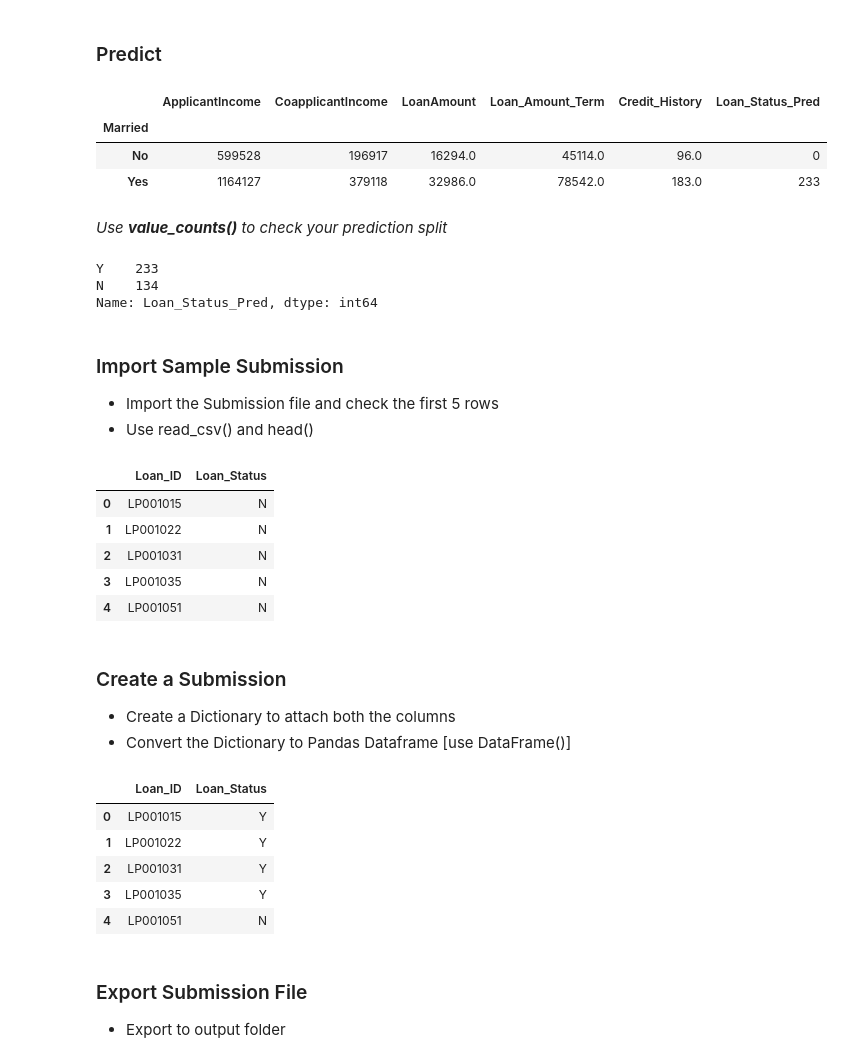
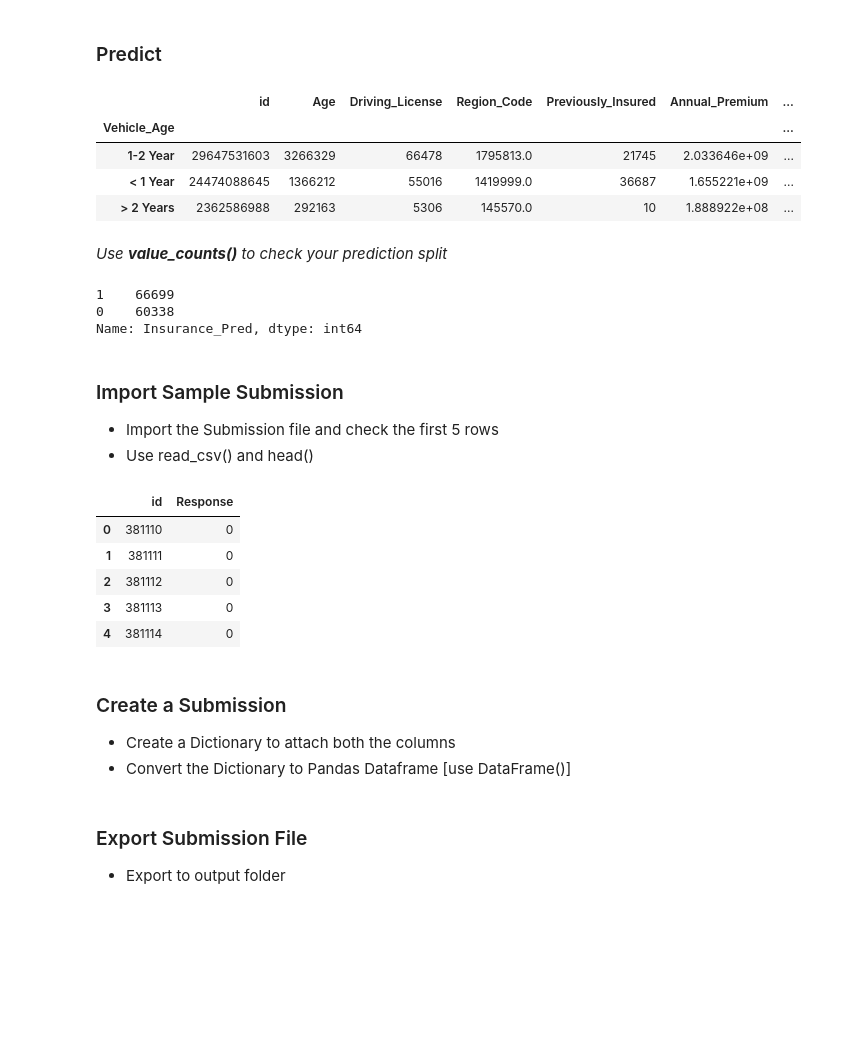
Before and after one commit to srinivasdasu24/__DataScience, a Jupyter notebook: CrossSell_Prediction/InClass_Working_Code_1_Baseline_Solution_and_first_Submission.ipynb, the cells around one changed output. Drawn from its saved outputs; the diff is of its cells as text; code cells hidden in the pictures; blank space fills up the shorter version.

```diff
--- a/CrossSell_Prediction/InClass_Working_Code_1_Baseline_Solution_and_first_Submission.ipynb
+++ b/CrossSell_Prediction/InClass_Working_Code_1_Baseline_Solution_and_first_Submission.ipynb
@@ -30,7 +29,7 @@ import pandas as pd
 # %%
 #CodeSection3
-train = pd.read_csv("/mntDrive/MyDrive/__DataScience/1 Loan Prediction/input/train.csv")
-test = pd.read_csv("/mntDrive/MyDrive/__DataScience/1 Loan Prediction/input/test.csv")
+train = pd.read_csv('/mntDrive/MyDrive/__DataScience/2 Cross Sell Prediction/input/train.csv')
+test = pd.read_csv('/mntDrive/MyDrive/__DataScience/2 Cross Sell Prediction/input/test.csv')
 # %% [markdown]
 ### Check Train Data
 - Check first 5 rows of train [head(), info()]
@@ -235,15 +255,16 @@ print(f" Train Accuracy : {accuracy_score(y_actual, y_pred):0.1%}")
 ### Predict
 # %%
 #CodeSection19
-test['Loan_Status_Pred'] = test['Married'].apply(lambda x: 1 if x ==  'Yes' else 0)
+test['Prediction'] = test['Vehicle_Age'].apply(lambda x: 1 if x == '1-2 Year' else 0)
 # %%
 #CodeSection20
-test.groupby('Married').sum()
+test.groupby('Vehicle_Age').sum()
 # %% [output]
-|  | ApplicantIncome | CoapplicantIncome | LoanAmount | Loan_Amount_Term | Credit_History | Loan_Status_Pred |
-| Married |  |  |  |  |  |  |
-| No | 599528 | 196917 | 16294.0 | 45114.0 | 96.0 | 0 |
-| Yes | 1164127 | 379118 | 32986.0 | 78542.0 | 183.0 | 233 |
+|  | id | Age | Driving_License | Region_Code | Previously_Insured | Annual_Premium | ... |
+| Vehicle_Age |  |  |  |  |  |  | ... |
+| 1-2 Year | 29647531603 | 3266329 | 66478 | 1795813.0 | 21745 | 2.033646e+09 | ... |
+| < 1 Year | 24474088645 | 1366212 | 55016 | 1419999.0 | 36687 | 1.655221e+09 | ... |
+| > 2 Years | 2362586988 | 292163 | 5306 | 145570.0 | 10 | 1.888922e+08 | ... |
 # %%
 #CodeSection21
 # We will use (Y/N) to match it to the Competition Submission Data
@@ -252,26 +273,26 @@ test['Loan_Status_Pred'] = test['Married'].apply(lambda x: 'Y' if x ==  'Yes' el
 *Use **value_counts()** to check your prediction split*
 # %%
 #CodeSection21
-test['Loan_Status_Pred'].value_counts()
+test['Insurance_Pred'].value_counts()
 # %% [output]
-Y    233
-N    134
-Name: Loan_Status_Pred, dtype: int64
+1    66699
+0    60338
+Name: Insurance_Pred, dtype: int64
 # %% [markdown]
 ### Import Sample Submission
 - Import the Submission file and check the first 5 rows
 - Use read_csv() and head()
 # %%
 #CodeSection22
-sample_submission = pd.read_csv("/mntDrive/MyDrive/__DataScience/1 Loan Prediction/input/sample_submission.csv")
+sample_submission = pd.read_csv("/mntDrive/MyDrive/__DataScience/2 Cross Sell Prediction/input/sample_submission.csv")
 sample_submission.head()
 # %% [output]
-|  | Loan_ID | Loan_Status |
-| 0 | LP001015 | N |
-| 1 | LP001022 | N |
-| 2 | LP001031 | N |
-| 3 | LP001035 | N |
-| 4 | LP001051 | N |
+|  | id | Response |
+| 0 | 381110 | 0 |
+| 1 | 381111 | 0 |
+| 2 | 381112 | 0 |
+| 3 | 381113 | 0 |
+| 4 | 381114 | 0 |
 # %% [markdown]
 ### Create a Submission
 - Create a Dictionary to attach both the columns
@@ -284,13 +305,4 @@ submission = pd.DataFrame({
 })
-# %%
-submission.head()
-# %% [output]
-|  | Loan_ID | Loan_Status |
-| 0 | LP001015 | Y |
-| 1 | LP001022 | Y |
-| 2 | LP001031 | Y |
-| 3 | LP001035 | Y |
-| 4 | LP001051 | N |
 # %% [markdown]
 ### Export Submission File
 - Export to output folder
```
Also changed, not shown: parts of 22 cells of this notebook.
